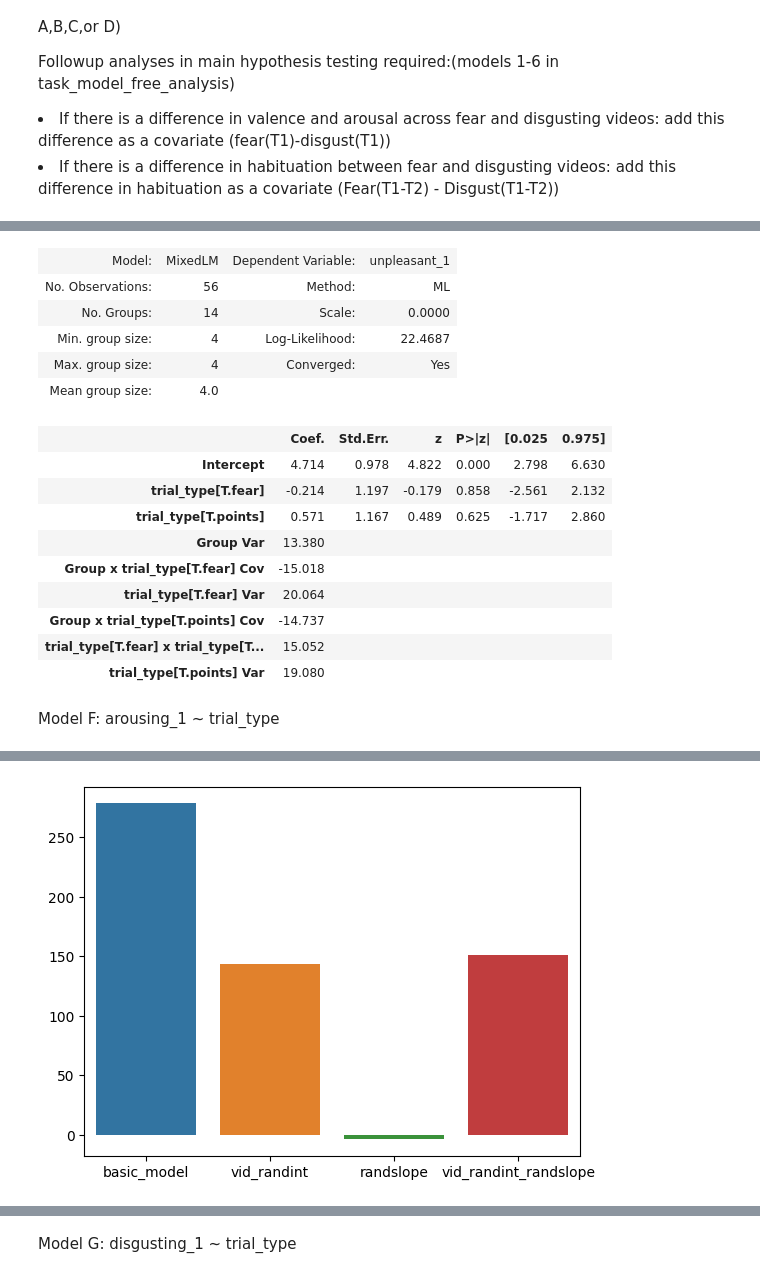
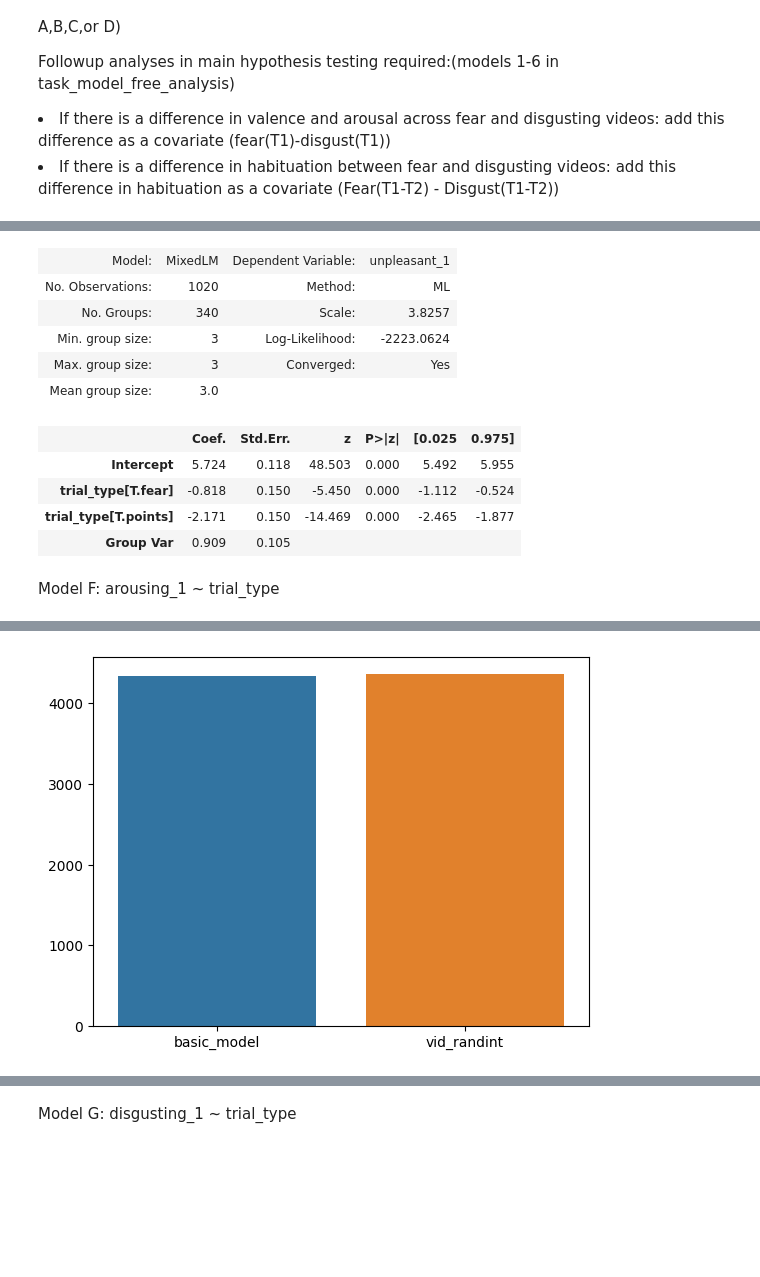
Before and after one commit to emilybagley/disgust_reversal_learning-stage2, a Jupyter notebook: 1_video_ratings_analysis.ipynb, the cells around one changed output, grey strips where cells are left out. Saved outputs shown, nothing was run; the diff lists cells and outputs as text; code cells hidden in the pictures; blank space fills up the shorter version.

```diff
--- a/1_video_ratings_analysis.ipynb
+++ b/1_video_ratings_analysis.ipynb
@@ -35,5 +29,5 @@ if not sys.warnoptions:
 # %%
-chosen_stim_df = pd.read_csv("csvs/chosen_stim_dummy.csv")
+chosen_stim_df = pd.read_csv("csvs/chosen_stim_excluded.csv")
 chosen_stim_df.drop('Unnamed: 0', axis="columns", inplace=True)
 # %%
 #create long form df which allows for this
@@ -437,21 +447,16 @@ print(bic) ##in this case, just the no covariate is best
 no_covariate.summary()
 # %% [output]
 | Model: | MixedLM | Dependent Variable: | unpleasant_1 |
-| No. Observations: | 56 | Method: | ML |
-| No. Groups: | 14 | Scale: | 0.0000 |
-| Min. group size: | 4 | Log-Likelihood: | 22.4687 |
-| Max. group size: | 4 | Converged: | Yes |
-| Mean group size: | 4.0 |  |  |
+| No. Observations: | 1020 | Method: | ML |
+| No. Groups: | 340 | Scale: | 3.8257 |
+| Min. group size: | 3 | Log-Likelihood: | -2223.0624 |
+| Max. group size: | 3 | Converged: | Yes |
+| Mean group size: | 3.0 |  |  |
 |  | Coef. | Std.Err. | z | P>|z| | [0.025 | 0.975] |
-| Intercept | 4.714 | 0.978 | 4.822 | 0.000 | 2.798 | 6.630 |
-| trial_type[T.fear] | -0.214 | 1.197 | -0.179 | 0.858 | -2.561 | 2.132 |
-| trial_type[T.points] | 0.571 | 1.167 | 0.489 | 0.625 | -1.717 | 2.860 |
-| Group Var | 13.380 |  |  |  |  |  |
-| Group x trial_type[T.fear] Cov | -15.018 |  |  |  |  |  |
-| trial_type[T.fear] Var | 20.064 |  |  |  |  |  |
-| Group x trial_type[T.points] Cov | -14.737 |  |  |  |  |  |
-| trial_type[T.fear] x trial_type[T... | 15.052 |  |  |  |  |  |
-| trial_type[T.points] Var | 19.080 |  |  |  |  |  |
+| Intercept | 5.724 | 0.118 | 48.503 | 0.000 | 5.492 | 5.955 |
+| trial_type[T.fear] | -0.818 | 0.150 | -5.450 | 0.000 | -1.112 | -0.524 |
+| trial_type[T.points] | -2.171 | 0.150 | -14.469 | 0.000 | -2.465 | -1.877 |
+| Group Var | 0.909 | 0.105 |  |  |  |  |
 # %% [markdown]
 Model F: arousing_1 ~ trial_type
 # %%
@@ -462,13 +471,13 @@ basic_model=model.fit(reml=False)
 # %%
 #test random effects
 vid_randint=smf.mixedlm(formula, data, groups=data['participant_no'], missing='drop', vc_formula={'Vid': '0+Vid'}).fit(reml=False)
-randslope=smf.mixedlm(formula, data, groups=data['participant_no'], missing='drop', re_formula='~trial_type').fit(reml=False)
-vid_randint_randslope=smf.mixedlm(formula, data, groups=data['participant_no'], missing='drop', vc_formula={'Vid': '0+Vid'}, re_formula='~trial_type').fit(reml=False)
+#randslope=smf.mixedlm(formula, data, groups=data['participant_no'], missing='drop', re_formula='~trial_type').fit(reml=False) CONVERGENCE WARNING
+#vid_randint_randslope=smf.mixedlm(formula, data, groups=data['participant_no'], missing='drop', vc_formula={'Vid': '0+Vid'}, re_formula='~trial_type').fit(reml=False) CONVERGENCE WARNING
 
 bic=pd.DataFrame({'basic_model': [basic_model.bic],
                     'vid_randint': [vid_randint.bic],
-                    'randslope': [randslope.bic],
-                    'vid_randint_randslope':[vid_randint_randslope.bic]})
+                    'randslope': ['CONVERGENCE WARNING'],
+                    'vid_randint_randslope':['CONVERGENCE WARNING']})
 sns.barplot(bic)
-print(bic) ##in this case, randslope is best
+print(bic) ##in this case, basic model
 # %% [output]
@@ -477,3 +486,3 @@ print(bic) ##in this case, randslope is best
-[figure, old version]
+[figure, new version]
 # %%
 #test covariates
```
Also changed, not shown: parts of 45 cells of this notebook.
